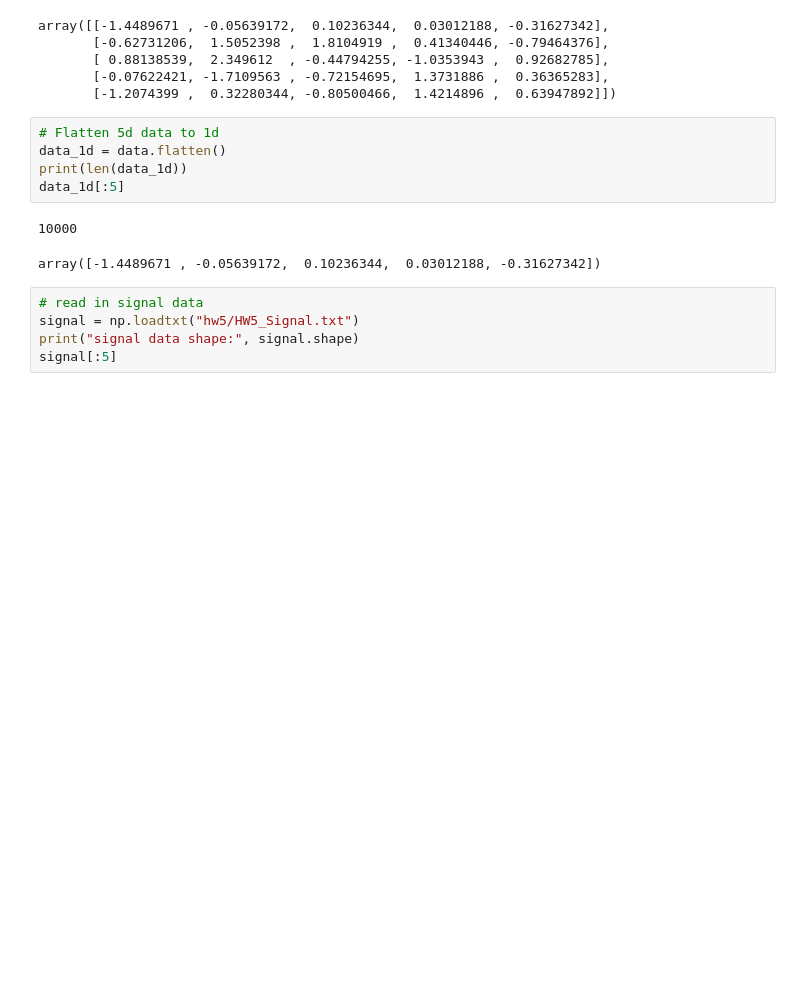
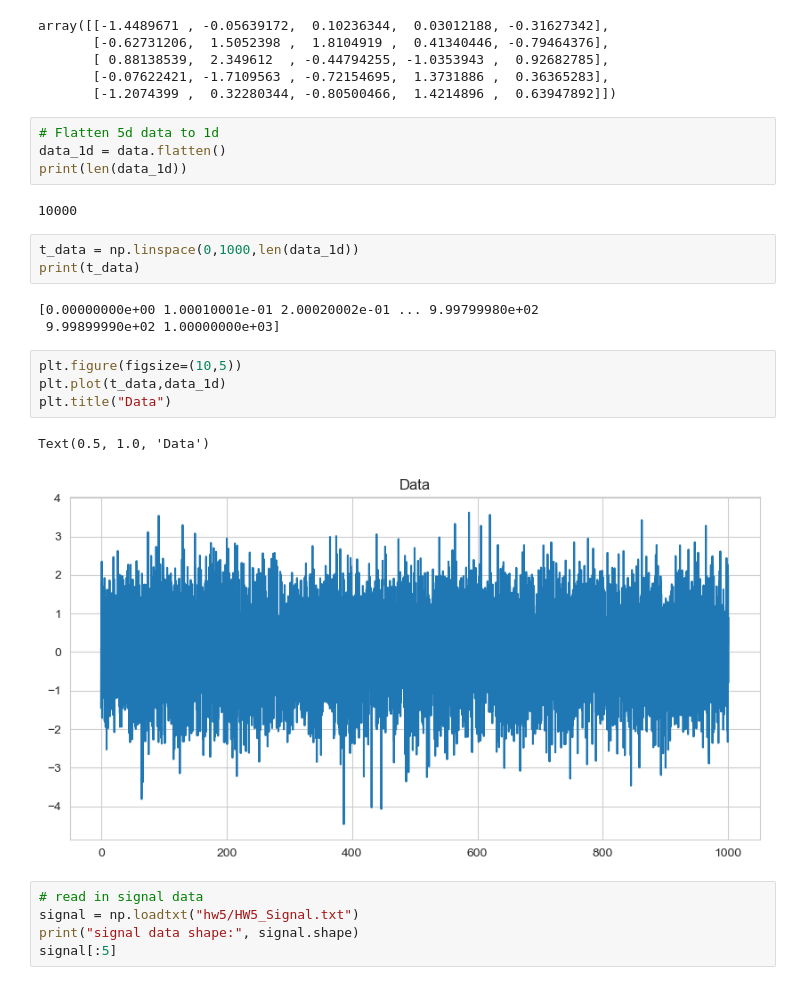
Before and after one commit to Rokkaan5/Code-Reference-Notebook, a Jupyter notebook: CU-Boulder/AstroPhys/HW/hw5/hw5.ipynb, the cells around one changed output. Cells and saved outputs as stored; diff of their text form; blank space fills up the shorter version.

Commit message:
plot loaded data in Q3

```diff
--- a/CU-Boulder/AstroPhys/HW/hw5/hw5.ipynb
+++ b/CU-Boulder/AstroPhys/HW/hw5/hw5.ipynb
@@ -69,10 +69,21 @@ array([[-1.4489671 , -0.05639172,  0.10236344,  0.03012188, -0.31627342],
 # Flatten 5d data to 1d
 data_1d = data.flatten()
 print(len(data_1d))
-data_1d[:5]
 # %% [output]
 10000
-array([-1.4489671 , -0.05639172,  0.10236344,  0.03012188, -0.31627342])
+# %%
+t_data = np.linspace(0,1000,len(data_1d))
+print(t_data)
+# %% [output]
+[0.00000000e+00 1.00010001e-01 2.00020002e-01 ... 9.99799980e+02
+ 9.99899990e+02 1.00000000e+03]
+# %%
+plt.figure(figsize=(10,5))
+plt.plot(t_data,data_1d)
+plt.title("Data")
+# %% [output]
+Text(0.5, 1.0, 'Data')
+[figure, added]
 # %%
 # read in signal data
 signal = np.loadtxt("hw5/HW5_Signal.txt")
```
Also changed, not shown: parts of 2 cells of this notebook, 5 other files.
